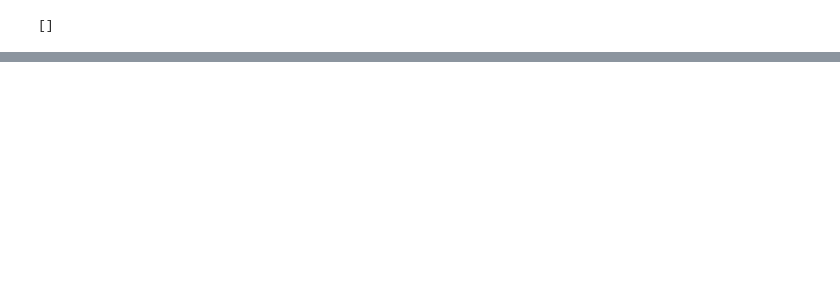
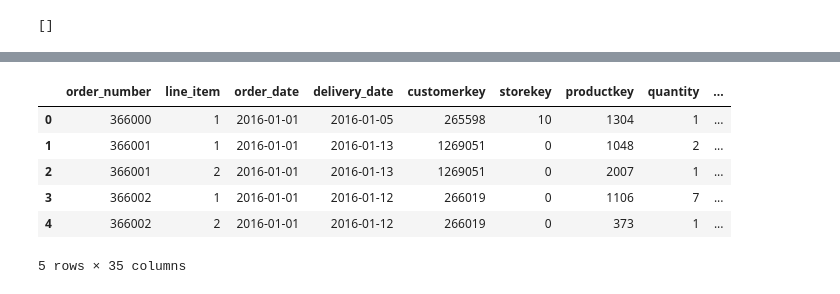
Before and after one commit to parivallalShanmugam/DataSpark_EDA_project, a Jupyter notebook: db.ipynb, the cells around one changed output, grey strips where cells are left out. Cells and saved outputs as stored; diff of their text form; code cells hidden in the pictures; blank space fills up the shorter version.

```diff
--- a/db.ipynb
+++ b/db.ipynb
@@ -4,9 +4,10 @@ import mysql.connector
 conn = mysql.connector.connect(username= "root",
                                host = "127.0.0.1",
                                password = "Admin@123",
-                               database = "dataspark1")
+                               database = "dataspark")
 
 cursor = conn.cursor()
+import pandas as pd
 # %%
 create_customer_table = """CREATE TABLE customer (
     customerkey INT PRIMARY KEY,
@@ -99,0 +180,4 @@ conn.commit()
+# %%
+cursor.execute(select_query)
+res = cursor.fetchall()
+res
@@ -99,0 +202,22 @@ conn.commit()
+# %%
+columns = [
+    'order_number', 'line_item', 'order_date', 'delivery_date', 'customerkey',
+    'storekey', 'productkey', 'quantity', 'currency_code', 'shipping_days',
+    'exchange', 'store_country', 'store_state', 'square_meters', 'open_date',
+    'product_name', 'brand', 'color', 'unit_cost_usd', 'unit_price_usd',
+    'subcategorykey', 'subcategory', 'categorykey', 'category', 'gender',
+    'customer_name', 'city', 'state_code', 'state', 'zip_code', 'country',
+    'continent', 'birthday', 'age', 'segment'
+]
+
+# Create DataFrame with the fetched results and the defined column names
+dft = pd.DataFrame(res, columns=columns)
+dft.head(5)
+# %% [output]
+|  | order_number | line_item | order_date | delivery_date | customerkey | storekey | productkey | quantity | ... |
+| 0 | 366000 | 1 | 2016-01-01 | 2016-01-05 | 265598 | 10 | 1304 | 1 | ... |
+| 1 | 366001 | 1 | 2016-01-01 | 2016-01-13 | 1269051 | 0 | 1048 | 2 | ... |
+| 2 | 366001 | 2 | 2016-01-01 | 2016-01-13 | 1269051 | 0 | 2007 | 1 | ... |
+| 3 | 366002 | 1 | 2016-01-01 | 2016-01-12 | 266019 | 0 | 1106 | 7 | ... |
+| 4 | 366002 | 2 | 2016-01-01 | 2016-01-12 | 266019 | 0 | 373 | 1 | ... |
+5 rows × 35 columns
```
Also changed, not shown: parts of 9 cells of this notebook, 10 other files.
